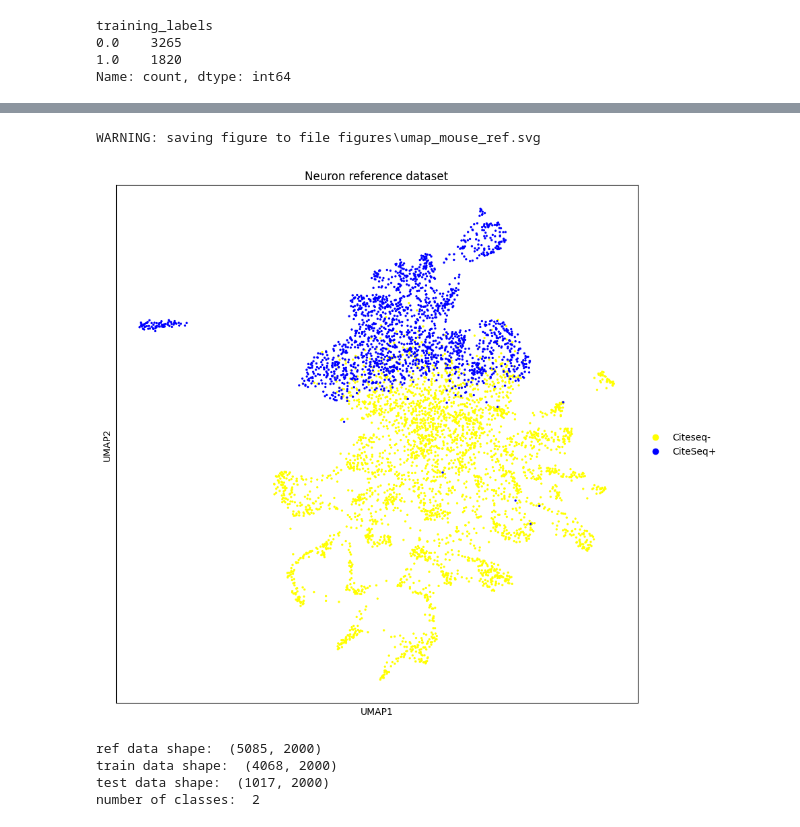
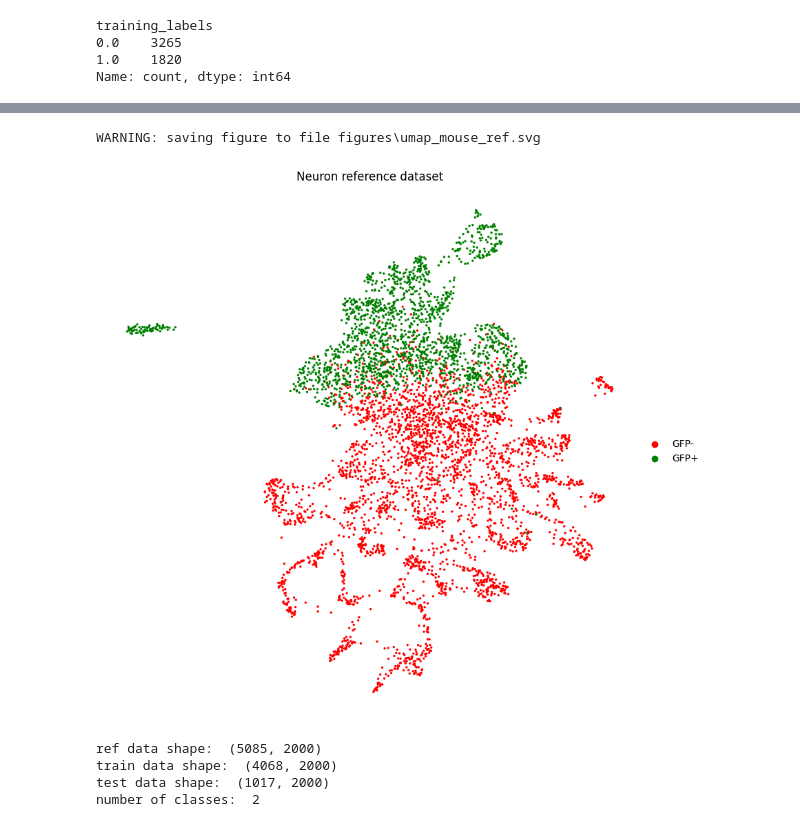
Before and after one commit to EmileDeBiot/spinal_cross_species_V1, a Jupyter notebook: python_data_analysis/intraspecies_annotation.ipynb, the cells around one changed output, grey strips where cells are left out. Drawn from its saved outputs; the diff is of its cells as text; code cells hidden in the pictures.

```diff
--- a/python_data_analysis/intraspecies_annotation.ipynb
+++ b/python_data_analysis/intraspecies_annotation.ipynb
@@ -74,7 +74,7 @@ sc.pl.embedding(merged, basis='X_umap.rpca', color='orig.ident', ax = ax)
 [figure]
 # %%
 # Create annotation in obs to prepare for training
-merged.obs['annotation']  = merged.obs['training_labels'].apply(lambda x: 'CiteSeq+' if x == 1 else 'Citeseq-' if x == 0 else 'Unassigned')
+merged.obs['annotation']  = merged.obs['training_labels'].apply(lambda x: 'GFP+' if x == 1 else 'GFP-' if x == 0 else 'Unassigned')
 # %%
 merged.uns['annotation_colors'] = ['yellow', 'red', 'blue']
 # %%
@@ -150,7 +150,7 @@ training_labels
 1.0    1820
 Name: count, dtype: int64
 # %%
-ref.uns['annotation_colors'] = ['yellow', 'blue']
+ref.uns['annotation_colors'] = ['red', 'green']
 # %%
 # Compute umap representation
 sc.neighbors.neighbors(ref)
@@ -161,9 +158,9 @@ KeyError: "No 'connectivities' in .obsp"
 # %%
 fig, ax = plt.subplots(1,1, figsize = (10,10))
-sc.pl.embedding(ref, basis='umap', color='annotation', title='Neuron reference dataset', ax = ax, save = '_mouse_ref.svg')
+sc.pl.embedding(ref, basis='umap', color='annotation', title='Neuron reference dataset', ax = ax, save = '_mouse_ref.svg', frameon=False)
 # %% [output]
 WARNING: saving figure to file figures\umap_mouse_ref.svg
-[figure, old version]
+[figure, new version]
 # %%
 # Use the whole expression array for features
 X = np.array(ref.X)
```
Also changed, not shown: parts of 19 cells of this notebook, 5 other files.
